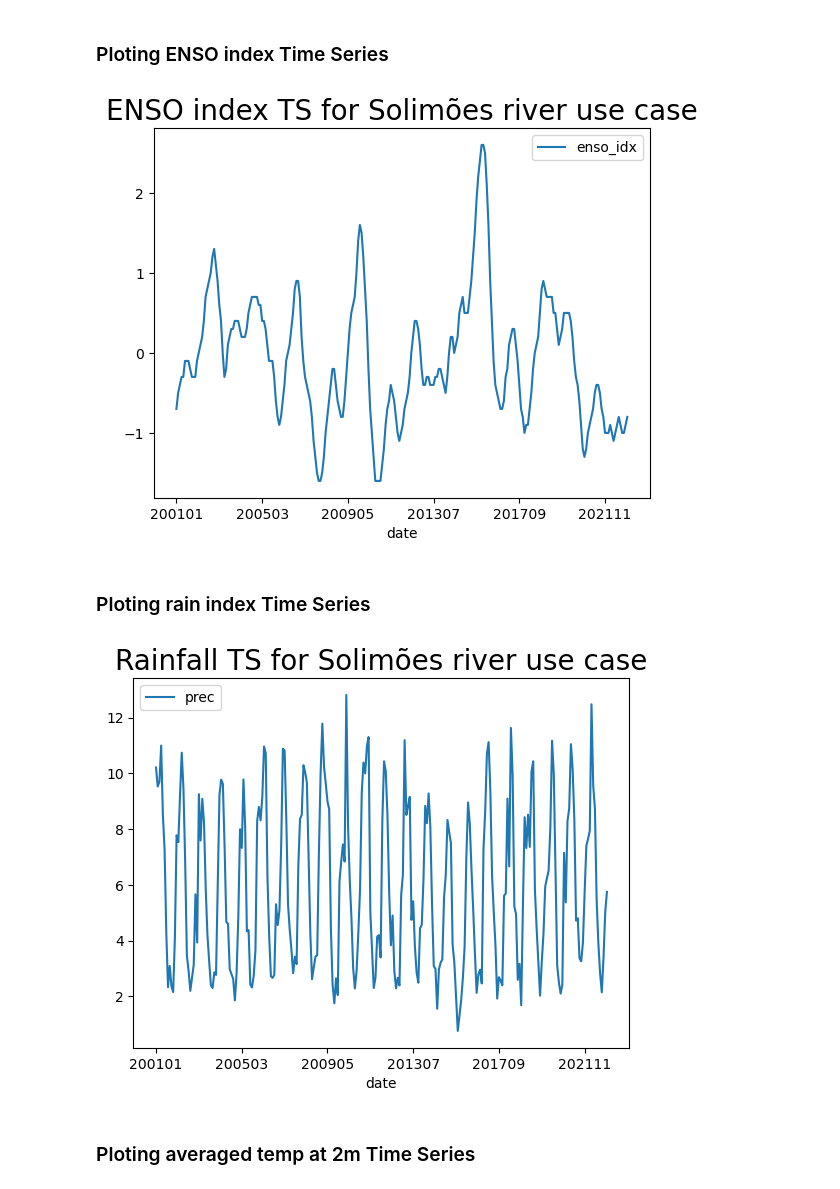
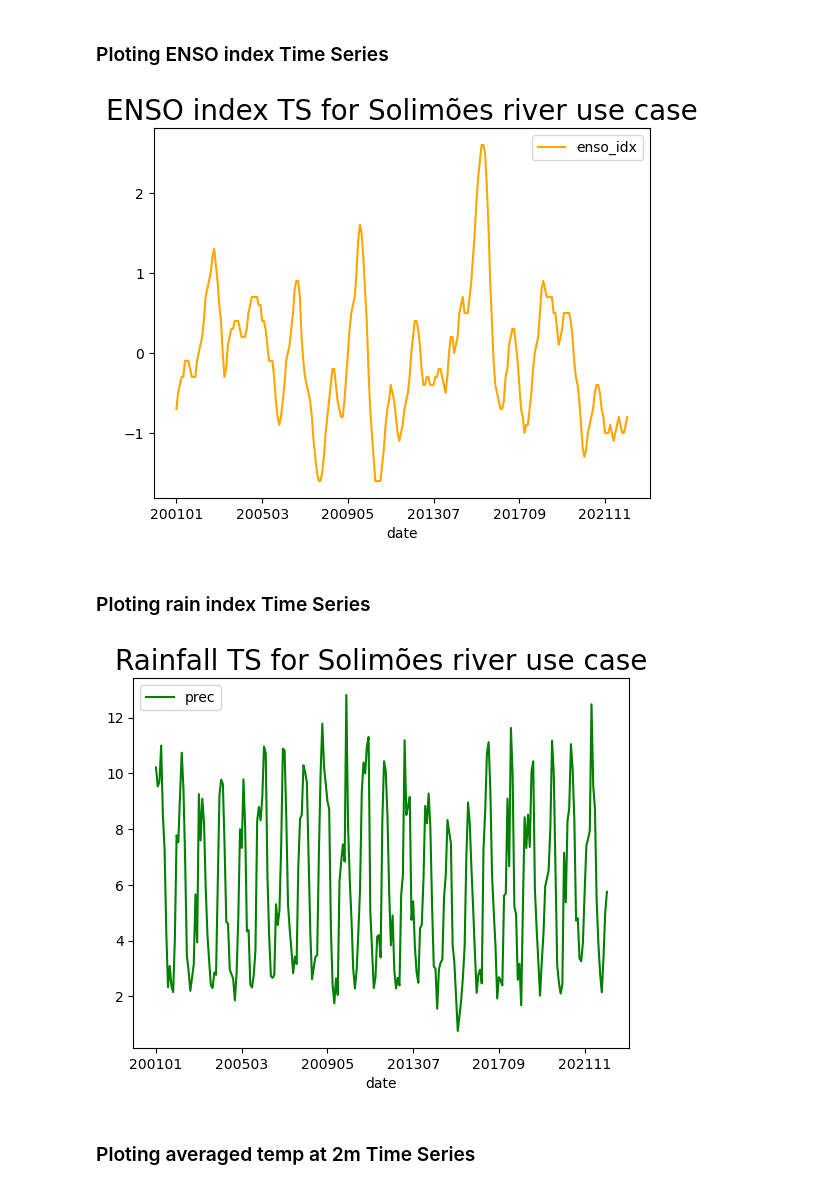
Before and after one commit to CU-ESIIL/eculler-group-hackathon-repo-2023, a Jupyter notebook: 02-Plot.ipynb, the cells around one changed output. Cells and saved outputs as stored; diff of their text form; code cells hidden in the pictures.

Commit message:
02-Plot scrip update

```diff
--- a/02-Plot.ipynb
+++ b/02-Plot.ipynb
@@ -27,17 +27,17 @@ DAT = DAT.merge(enso, how='left', left_index=True, right_index=True).merge(prec,
 # %% [markdown]
 ### Ploting ENSO index Time Series
 # %%
-enso.plot()
+enso.plot(color='orange')
 plt.title('ENSO index TS for Solimões river use case', fontsize=20);
 # %% [output]
-[figure, old version]
+[figure, new version]
 # %% [markdown]
 ### Ploting rain index Time Series
 # %%
-prec.plot()
+prec.plot(color='green')
 plt.title('Rainfall TS for Solimões river use case', fontsize=20);
 # %% [output]
-[figure, old version]
+[figure, new version]
 # %% [markdown]
 ### Ploting averaged temp at 2m Time Series
 # %%
```
